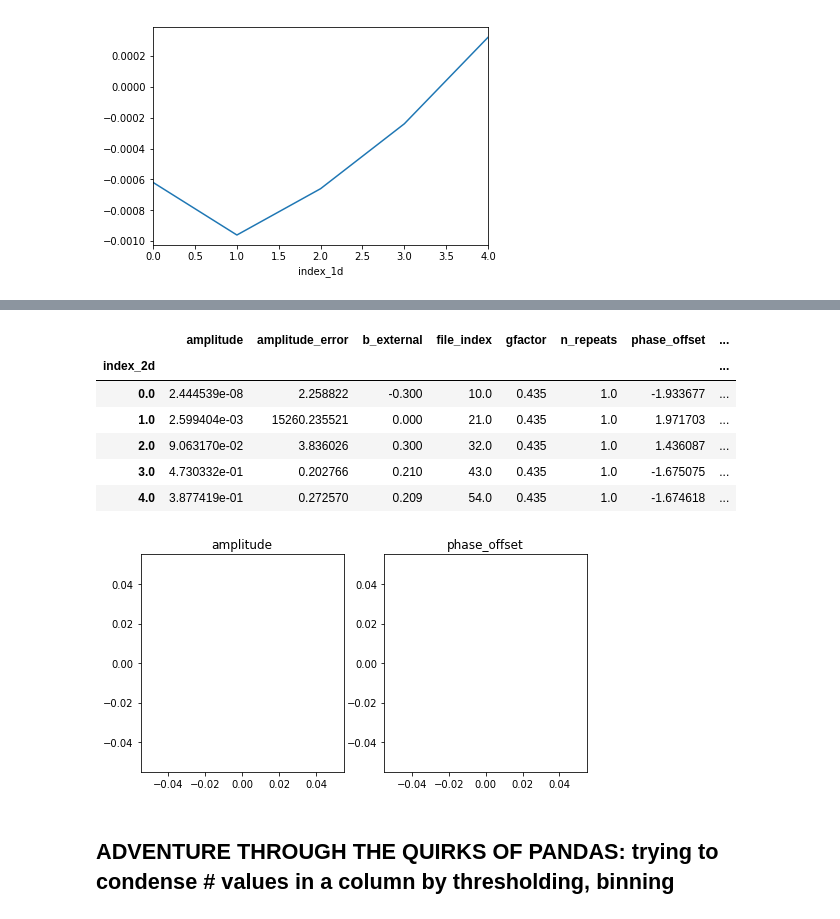
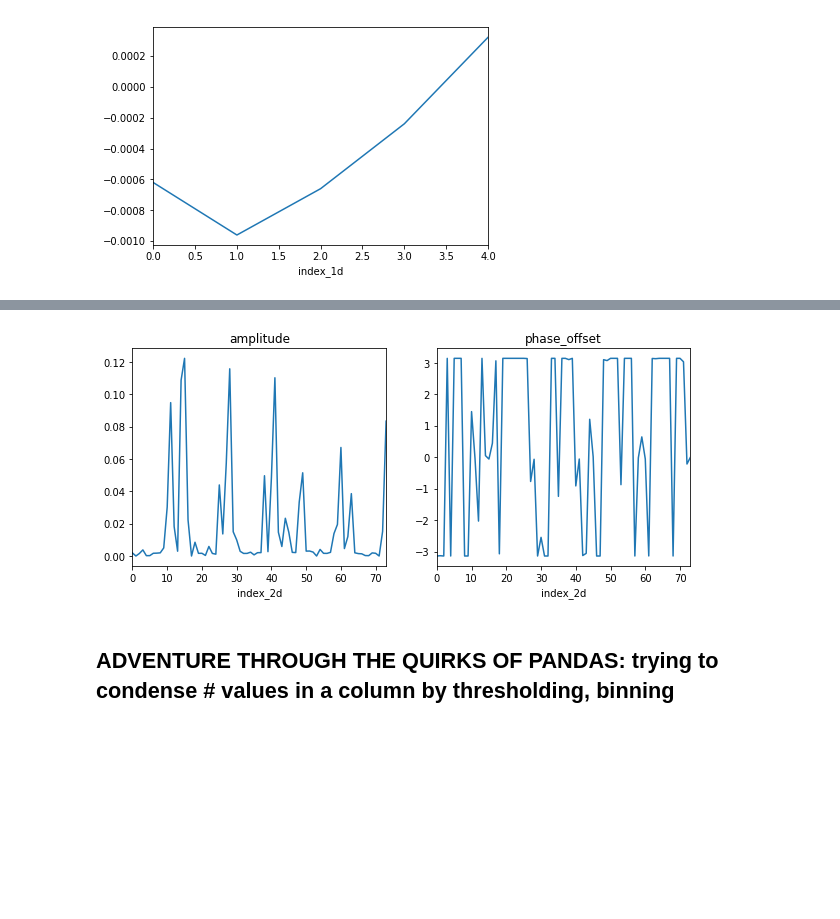
Before and after one commit to mwmacmahon/experimentdataanalysis, a Jupyter notebook: TRKR Phase Analysis via Pandas.ipynb, the cells around one changed output, grey strips where cells are left out. Saved outputs shown, nothing was run; the diff lists cells and outputs as text; code cells hidden in the pictures; blank space fills up the shorter version.

Commit message:
simulation, parsing, fit packages OK, plot package WIP, no data loading package yet

```diff
--- a/TRKR Phase Analysis via Pandas.ipynb
+++ b/TRKR Phase Analysis via Pandas.ipynb
@@ -146,7 +136,8 @@ TERMINOLOGY:
        being stored in table entries rather than the metadata dictionary.
 # %%
 # REQUIRED: directory containing 2D scans
-parent_dir = ('C:\\Data\\apr2017')
+parent_dir = ('C:\\Data\\apr2017\\')
+#parent_dir = ('C:\\Data\\apr2017\\170411\\')
 
 # REQUIRED: data storage format information
 num_headerlines = 4
@@ -162,8 +153,8 @@ if run_criteria is not 'directory':
 
 # OPTIONAL: info_dict-based filtering, fcns returning False if data should be ignored
 filter_fcns = [
-               lambda info_dict: info_dict.get("TestPhaseShift Experiment #") == 5,
-               lambda info_dict: info_dict.get("# repeats", 1) <= 2,
+               lambda info_dict: info_dict.get("TestPhaseShift Experiment #") == 2,
+#               lambda info_dict: info_dict.get("# repeats", 1) <= 2,
                lambda info_dict: "alignment" not in info_dict.get("Filepath"),
               ]
 
@@ -649,8 +615,8 @@ def residuals_fitfcn_cosine(params, delay_time, b_external, measured_data=None):
 # %%
 from lmfit import Parameters
 
-params_guesses = [('gfactor',        {'value' : 0.435,
-                                      'vary'  : False}),
+params_guesses = [('gfactor',        {'value' : 0.439,
+                                      'vary'  : True}),
                   ('amplitude',      {'value' : 1e-3,
                                       'min'   : 0.0,
                                       'max'   : 1.0}),
@@ -658,8 +624,8 @@ params_guesses = [('gfactor',        {'value' : 0.435,
                                       'min'   : -np.pi,
                                       'max'   : +np.pi}),
                   ('y_offset',       {'value' : 0.0,
-                                      'min'   : -2e-3,
-                                      'max'   : +2e-3}),
+                                      'min'   : -1e-3,
+                                      'max'   : +1e-3}),
                  ]
 
 fit_params = Parameters()
@@ -706,43 +672,12 @@ dataset_results, new_df = \
                                 column_aggregation_dict=column_aggregation_dict,  # keywords only!
                                 keep_const_columns=keep_const_columns)
 new_df = new_df.unstack()
-
-good_result_indices = []
-for dataset_index, result in enumerate(dataset_results):
-    red_flag = False
-    if result.params['amplitude'].stderr > 1:
-        print("dataset {}: ".format(dataset_index) +
-              "amplitude error suspiciously large, ignoring dataset...")
-        red_flag = True
-    if result.params['phase_offset'].stderr > 20 * np.pi:
-        print("dataset {}: ".format(dataset_index) +
-              "phase offset error suspiciously large, ignoring dataset...")
-        red_flag = True
-    if np.abs(result.params['phase_offset'].value) > 0.9 * np.pi:
-        print("dataset {}: ".format(dataset_index) +
-              "phase offset suspiciously large, ignoring dataset...")
-        red_flag = True
-    if not red_flag:
-        good_result_indices.append(dataset_index)
-trimmed_df = new_df.iloc[good_result_indices]
-
-plt.figure(figsize=(8,4))
+plt.figure(figsize=(10,4))
 ax1 = plt.subplot(1,2,1)
-plt.errorbar(x=trimmed_df.index, y=trimmed_df.amplitude, yerr=trimmed_df.amplitude_error)
-# new_df['amplitude'].plot.line(ax=ax1)
+new_df['amplitude'].plot.line(ax=ax1)
 plt.title('amplitude')
 ax2 = plt.subplot(1,2,2)
-plt.errorbar(x=trimmed_df.index, y=trimmed_df.phase_offset, yerr=trimmed_df.phase_offset_error)
-# new_df['phase_offset'].plot.line(ax=ax2)
+new_df['phase_offset'].plot.line(ax=ax2)
 plt.title('phase_offset')
-new_df.head()
-
-# plt.figure(figsize=(10,4))
-# ax1 = plt.subplot(1,2,1)
-# new_df['amplitude'].plot.line(ax=ax1)
-# plt.title('amplitude')
-# ax2 = plt.subplot(1,2,2)
-# new_df['phase_offset'].plot.line(ax=ax2)
-# plt.title('phase_offset')
-# new_df
+new_df
 # %% [output]
@@ -766,11 +703,4 @@ dataset 73: phase offset error suspiciously large, ignoring dataset...
-|  | amplitude | amplitude_error | b_external | file_index | gfactor | n_repeats | phase_offset | ... |
-| index_2d |  |  |  |  |  |  |  | ... |
-| 0.0 | 2.444539e-08 | 2.258822 | -0.300 | 10.0 | 0.435 | 1.0 | -1.933677 | ... |
-| 1.0 | 2.599404e-03 | 15260.235521 | 0.000 | 21.0 | 0.435 | 1.0 | 1.971703 | ... |
-| 2.0 | 9.063170e-02 | 3.836026 | 0.300 | 32.0 | 0.435 | 1.0 | 1.436087 | ... |
-| 3.0 | 4.730332e-01 | 0.202766 | 0.210 | 43.0 | 0.435 | 1.0 | -1.675075 | ... |
-| 4.0 | 3.877419e-01 | 0.272570 | 0.209 | 54.0 | 0.435 | 1.0 | -1.674618 | ... |
-[figure, old version]
+[figure, new version]
 # %%
 # df = TRKR_fit_dataframe
 # df = df.reset_index()
```
Also changed, not shown: parts of 10 cells of this notebook, 8 other files.
